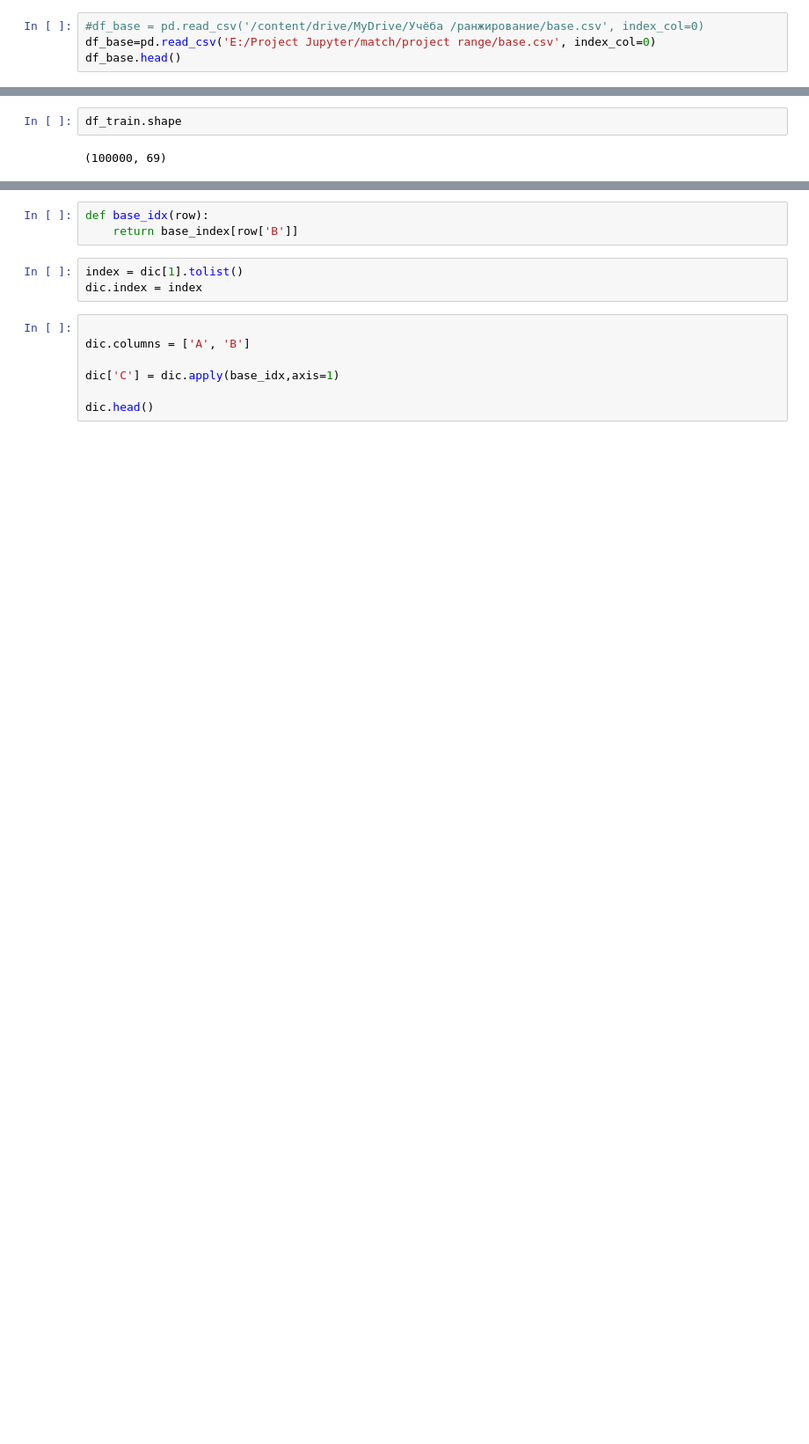
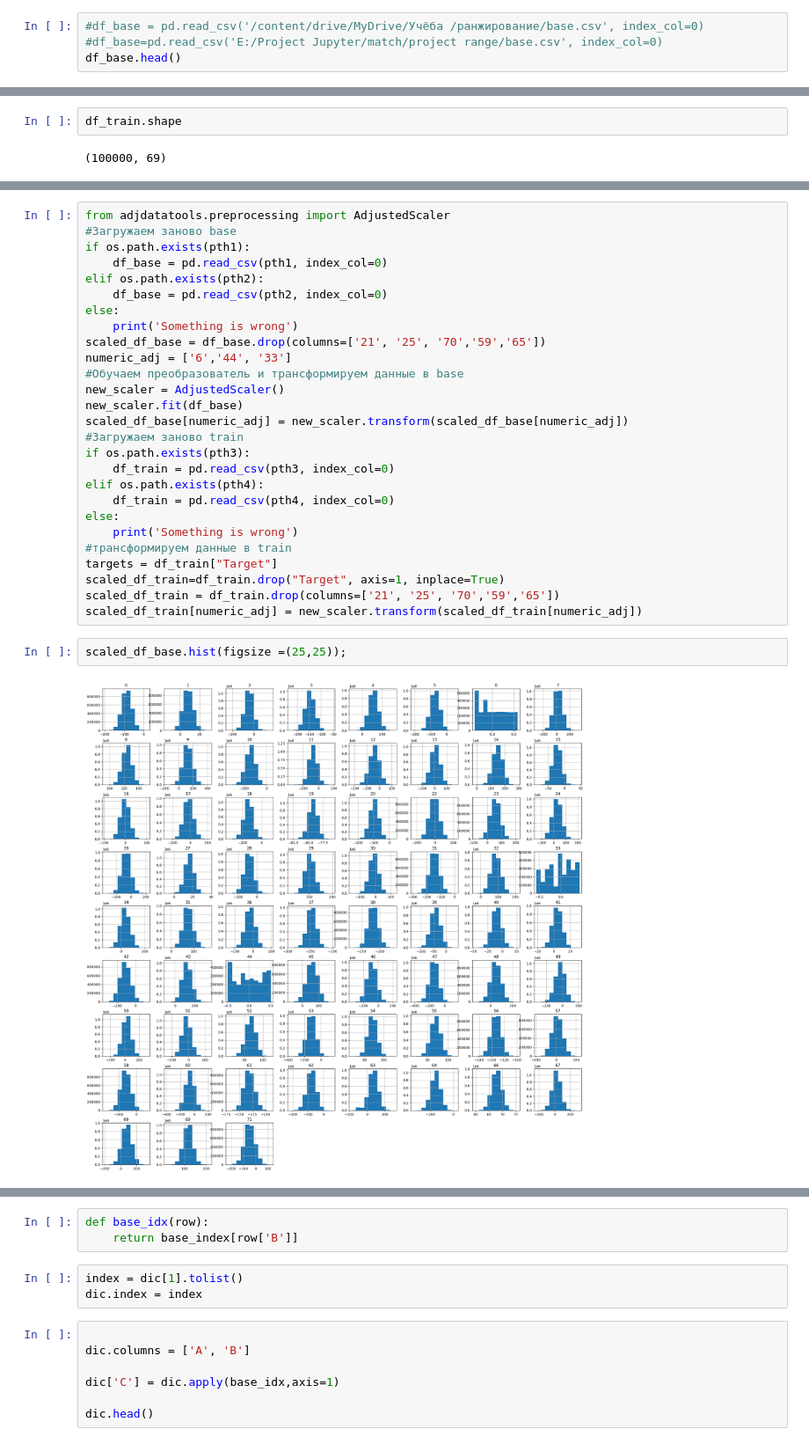
Before and after one commit to CherkasovaViktoria/range, a Jupyter notebook: Untitled4.ipynb, the cells around one changed output, grey strips where cells are left out. Shown at 88% size. Cells and saved outputs as stored; diff of their text form; blank space fills up the shorter version.

```diff
--- a/Untitled4.ipynb
+++ b/Untitled4.ipynb
@@ -15,6 +79,6 @@ from sklearn.preprocessing import StandardScaler
 # %%
 #df_base = pd.read_csv('/content/drive/MyDrive/Учёба /ранжирование/base.csv', index_col=0)
-df_base=pd.read_csv('E:/Project Jupyter/match/project range/base.csv', index_col=0)
+#df_base=pd.read_csv('E:/Project Jupyter/match/project range/base.csv', index_col=0)
 df_base.head()
 # %% [output]
 |  | 0 | 1 | 2 | 3 | 4 | 5 | 6 | 7 | 8 | 9 | ... | ... |
@@ -140,0 +260,31 @@ print(100 * acc / len(idx))
+# %%
+from adjdatatools.preprocessing import AdjustedScaler
+#Загружаем заново base
+if os.path.exists(pth1):
+    df_base = pd.read_csv(pth1, index_col=0)
+elif os.path.exists(pth2):
+    df_base = pd.read_csv(pth2, index_col=0)
+else:
+    print('Something is wrong')
+scaled_df_base = df_base.drop(columns=['21', '25', '70','59','65'])
+numeric_adj = ['6','44', '33']
+#Обучаем преобразователь и трансформируем данные в base
+new_scaler = AdjustedScaler()
+new_scaler.fit(df_base)
+scaled_df_base[numeric_adj] = new_scaler.transform(scaled_df_base[numeric_adj])
+#Загружаем заново train
+if os.path.exists(pth3):
+    df_train = pd.read_csv(pth3, index_col=0)
+elif os.path.exists(pth4):
+    df_train = pd.read_csv(pth4, index_col=0)
+else:
+    print('Something is wrong')
+#трансформируем данные в train
+targets = df_train["Target"]
+scaled_df_train=df_train.drop("Target", axis=1, inplace=True)
+scaled_df_train = df_train.drop(columns=['21', '25', '70','59','65'])
+scaled_df_train[numeric_adj] = new_scaler.transform(scaled_df_train[numeric_adj])
+# %%
+scaled_df_base.hist(figsize =(25,25));
+# %% [output]
+[figure, added]
```
Also changed, not shown: parts of 157 cells of this notebook.
